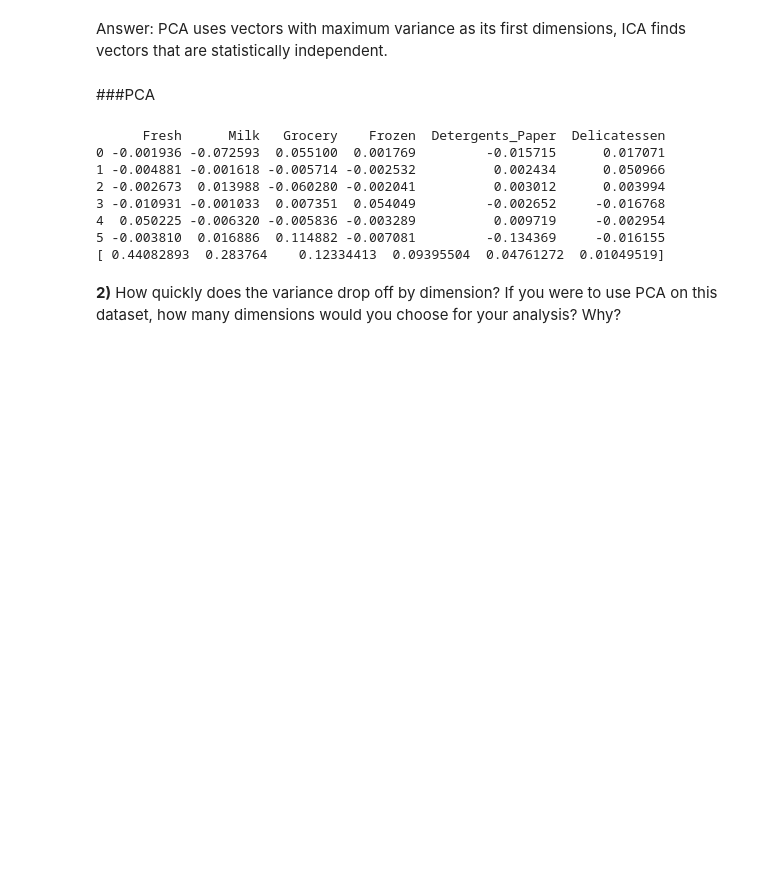
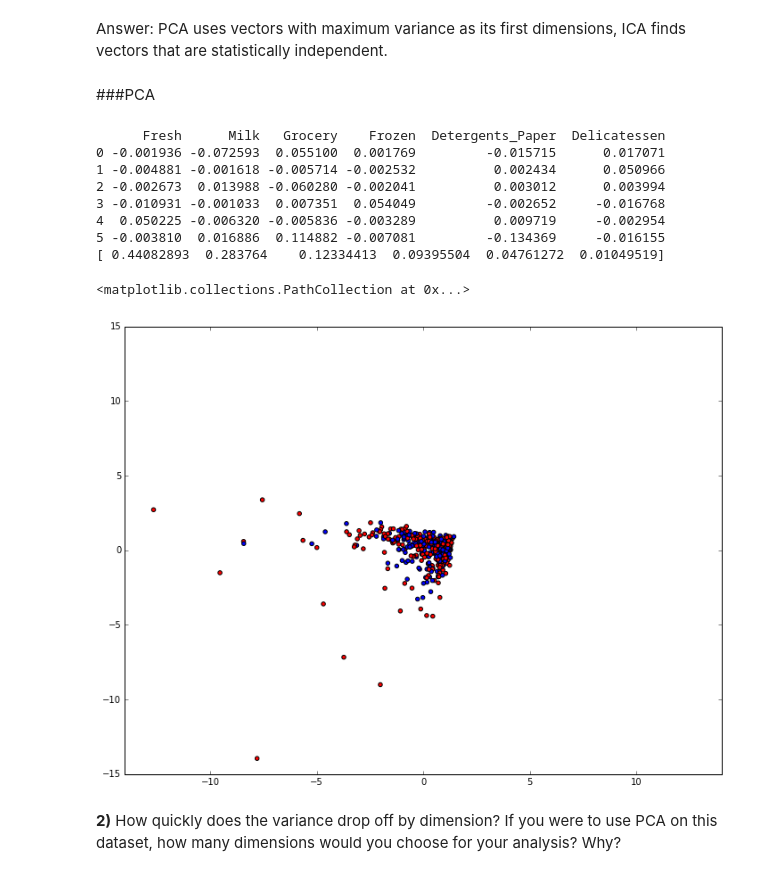
Before and after one commit to FedorSulaev/P3CreatingCustomerSegments, a Jupyter notebook: customer_segments.ipynb, the cells around one changed output. Cells and saved outputs as stored; diff of their text form; code cells hidden in the pictures; blank space fills up the shorter version.

```diff
--- a/customer_segments.ipynb
+++ b/customer_segments.ipynb
@@ -42,30 +42,32 @@ PCA uses vectors with maximum variance as its first dimensions, ICA finds vector
 # %%
 # TODO: Apply PCA with the same number of dimensions as variables in the dataset
 from sklearn.decomposition import PCA
 from sklearn import preprocessing
 
 data_scaled = preprocessing.scale(data)
 pca = PCA(n_components=6)
 pca_result = pca.fit_transform(data_scaled)
 
 # Print the components and the amount of variance in the data contained in each dimension
 pca_components = pd.DataFrame(ica.components_)
 pca_components.columns = ["Fresh", "Milk", "Grocery", "Frozen",
                           "Detergents_Paper", "Delicatessen"]
 print pca_components
 print pca.explained_variance_ratio_
-# plt.ylim(-15, 15)
-# plt.xlim(-14, 14)
-# plt.scatter(pca_result[:,0:1], pca_result[:,1:2], c=['b', 'r'], marker=u'o')
+plt.ylim(-15, 15)
+plt.xlim(-14, 14)
+plt.scatter(pca_result[:,0:1], pca_result[:,1:2], c=['b', 'r'], marker=u'o')
 # %% [output]
       Fresh      Milk   Grocery    Frozen  Detergents_Paper  Delicatessen
 0 -0.001936 -0.072593  0.055100  0.001769         -0.015715      0.017071
 1 -0.004881 -0.001618 -0.005714 -0.002532          0.002434      0.050966
 2 -0.002673  0.013988 -0.060280 -0.002041          0.003012      0.003994
 3 -0.010931 -0.001033  0.007351  0.054049         -0.002652     -0.016768
 4  0.050225 -0.006320 -0.005836 -0.003289          0.009719     -0.002954
 5 -0.003810  0.016886  0.114882 -0.007081         -0.134369     -0.016155
 [ 0.44082893  0.283764    0.12334413  0.09395504  0.04761272  0.01049519]
+<matplotlib.collections.PathCollection at 0x...>
+[figure, added]
 # %% [markdown]
 **2)** How quickly does the variance drop off by dimension? If you were to use PCA on this dataset, how many dimensions would you choose for your analysis? Why?
 # %% [markdown]
```
Also changed, not shown: parts of 8 cells of this notebook.
